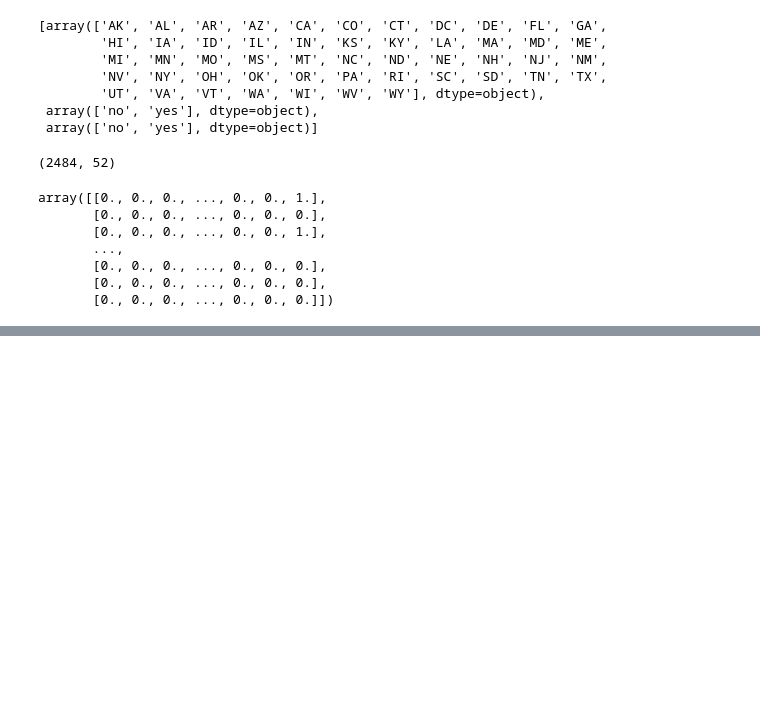
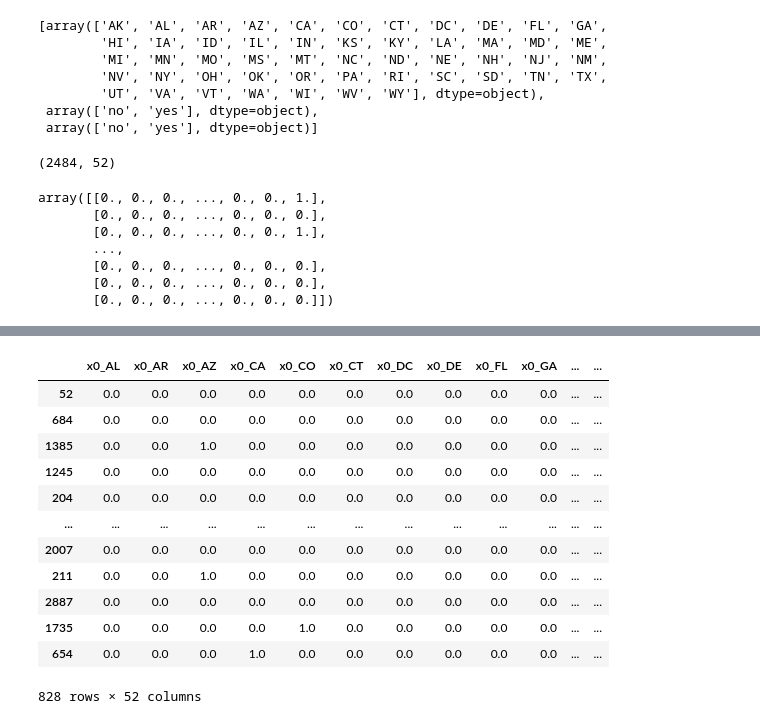
Before and after one commit to learn-co-curriculum/dsc-phase-3-project-v2-3, a Jupyter notebook: Working_Notebook/Yue_Notebook.ipynb, the cells around one changed output, grey strips where cells are left out. Drawn from its saved outputs; the diff is of its cells as text; code cells hidden in the pictures; blank space fills up the shorter version.

```diff
--- a/Working_Notebook/Yue_Notebook.ipynb
+++ b/Working_Notebook/Yue_Notebook.ipynb
@@ -203,0 +219,5 @@ dc = DummyClassifier()
+# %%
+X_test_cat =  X_test[['state', 'international plan', 'voice mail plan']]
+# %%
+X_test_encoded = ohe.transform(X_test_cat)
+X_test_encoded
@@ -203,0 +232,22 @@ dc = DummyClassifier()
+# %%
+X_test_encoded = pd.DataFrame(
+                        X_test_encoded,
+                        columns=ohe.get_feature_names(),
+                        index=X_test.index,
+)
+
+X_test_encoded
+# %% [output]
+|  | x0_AL | x0_AR | x0_AZ | x0_CA | x0_CO | x0_CT | x0_DC | x0_DE | x0_FL | x0_GA | ... | ... |
+| 52 | 0.0 | 0.0 | 0.0 | 0.0 | 0.0 | 0.0 | 0.0 | 0.0 | 0.0 | 0.0 | ... | ... |
+| 684 | 0.0 | 0.0 | 0.0 | 0.0 | 0.0 | 0.0 | 0.0 | 0.0 | 0.0 | 0.0 | ... | ... |
+| 1385 | 0.0 | 0.0 | 1.0 | 0.0 | 0.0 | 0.0 | 0.0 | 0.0 | 0.0 | 0.0 | ... | ... |
+| 1245 | 0.0 | 0.0 | 0.0 | 0.0 | 0.0 | 0.0 | 0.0 | 0.0 | 0.0 | 0.0 | ... | ... |
+| 204 | 0.0 | 0.0 | 0.0 | 0.0 | 0.0 | 0.0 | 0.0 | 0.0 | 0.0 | 0.0 | ... | ... |
+| ... | ... | ... | ... | ... | ... | ... | ... | ... | ... | ... | ... | ... |
+| 2007 | 0.0 | 0.0 | 0.0 | 0.0 | 0.0 | 0.0 | 0.0 | 0.0 | 0.0 | 0.0 | ... | ... |
+| 211 | 0.0 | 0.0 | 1.0 | 0.0 | 0.0 | 0.0 | 0.0 | 0.0 | 0.0 | 0.0 | ... | ... |
+| 2887 | 0.0 | 0.0 | 0.0 | 0.0 | 0.0 | 0.0 | 0.0 | 0.0 | 0.0 | 0.0 | ... | ... |
+| 1735 | 0.0 | 0.0 | 0.0 | 0.0 | 1.0 | 0.0 | 0.0 | 0.0 | 0.0 | 0.0 | ... | ... |
+| 654 | 0.0 | 0.0 | 0.0 | 1.0 | 0.0 | 0.0 | 0.0 | 0.0 | 0.0 | 0.0 | ... | ... |
+828 rows × 52 columns
```
Also changed, not shown: parts of 18 cells of this notebook.
